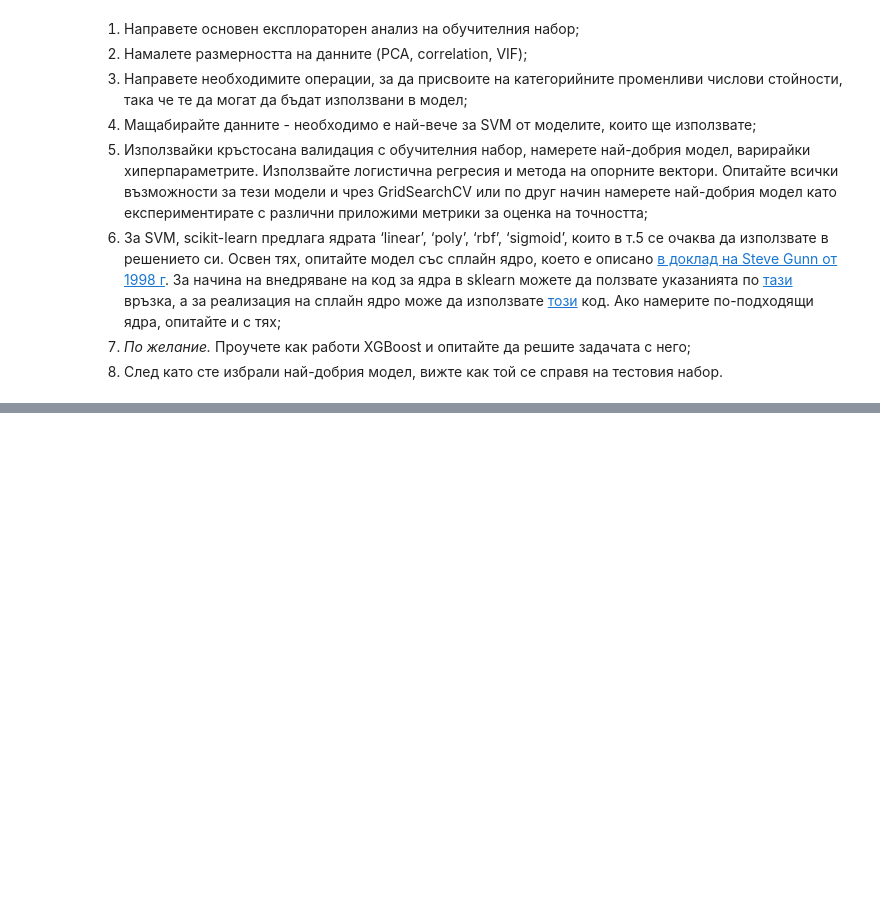
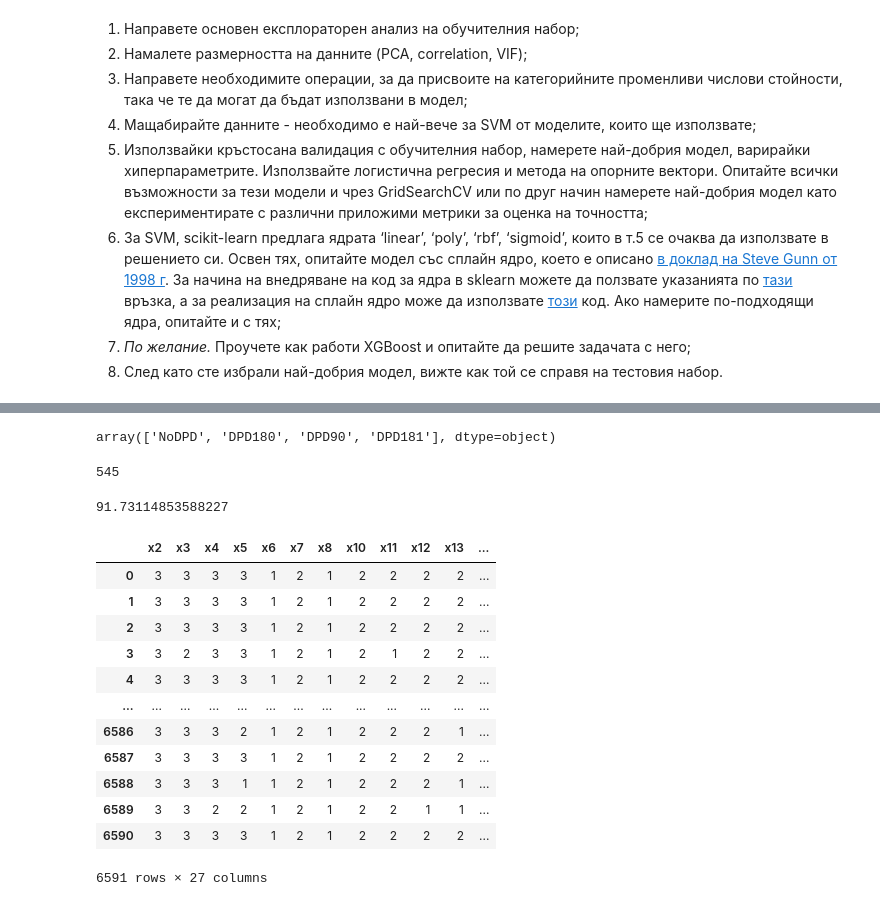
Before and after one commit to AtaKolev/ML_Proekt, a Jupyter notebook: MFG_zadacha.ipynb, the cells around one changed output, grey strips where cells are left out. Cells and saved outputs as stored; diff of their text form; code cells hidden in the pictures; blank space fills up the shorter version.

```diff
--- a/MFG_zadacha.ipynb
+++ b/MFG_zadacha.ipynb
@@ -24,0 +139,39 @@ df_test = pd.read_csv('X_test.csv', encoding='"ISO-8859-1"')
+# %%
+df_categorical.x2.unique()
+# %% [output]
+array(['NoDPD', 'DPD180', 'DPD90', 'DPD181'], dtype=object)
+# %%
+df_categorical.x255.value_counts().sum()
+# %% [output]
+545
+# %%
+# Proverka kakuv procent ot stoinostite v x255 e nan
+100 - (54500 / 6591)
+# %% [output]
+91.73114853588227
+# %%
+# nad 90% sledva kolonata da bude dropnata
+df_categorical.drop(['x255'], axis = 1, inplace = True)
+# %%
+from sklearn.preprocessing import LabelEncoder
+
+le = LabelEncoder()
+
+for col in df_categorical.columns:
+    df_categorical[col] = le.fit_transform(df_categorical[col])
+# %%
+df_categorical
+# %% [output]
+|  | x2 | x3 | x4 | x5 | x6 | x7 | x8 | x10 | x11 | x12 | x13 | ... |
+| 0 | 3 | 3 | 3 | 3 | 1 | 2 | 1 | 2 | 2 | 2 | 2 | ... |
+| 1 | 3 | 3 | 3 | 3 | 1 | 2 | 1 | 2 | 2 | 2 | 2 | ... |
+| 2 | 3 | 3 | 3 | 3 | 1 | 2 | 1 | 2 | 2 | 2 | 2 | ... |
+| 3 | 3 | 2 | 3 | 3 | 1 | 2 | 1 | 2 | 1 | 2 | 2 | ... |
+| 4 | 3 | 3 | 3 | 3 | 1 | 2 | 1 | 2 | 2 | 2 | 2 | ... |
+| ... | ... | ... | ... | ... | ... | ... | ... | ... | ... | ... | ... | ... |
+| 6586 | 3 | 3 | 3 | 2 | 1 | 2 | 1 | 2 | 2 | 2 | 1 | ... |
+| 6587 | 3 | 3 | 3 | 3 | 1 | 2 | 1 | 2 | 2 | 2 | 2 | ... |
+| 6588 | 3 | 3 | 3 | 1 | 1 | 2 | 1 | 2 | 2 | 2 | 1 | ... |
+| 6589 | 3 | 3 | 2 | 2 | 1 | 2 | 1 | 2 | 2 | 1 | 1 | ... |
+| 6590 | 3 | 3 | 3 | 3 | 1 | 2 | 1 | 2 | 2 | 2 | 2 | ... |
+6591 rows × 27 columns
```
Also changed, not shown: parts of 20 cells of this notebook.
